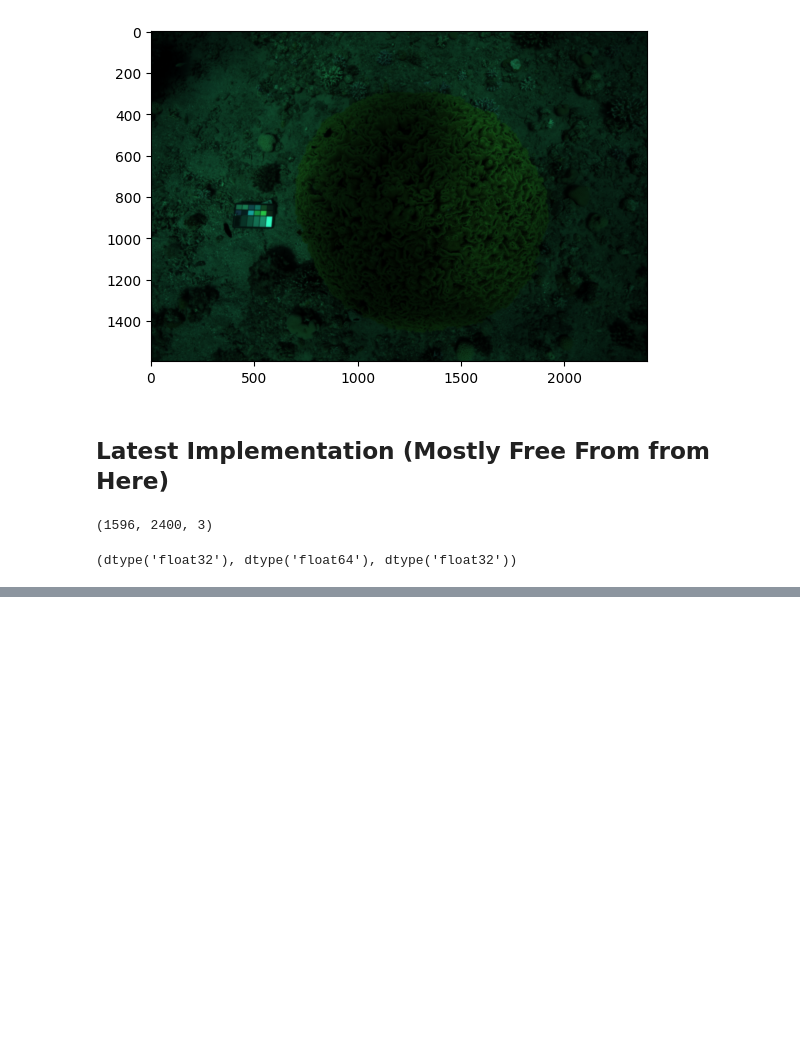
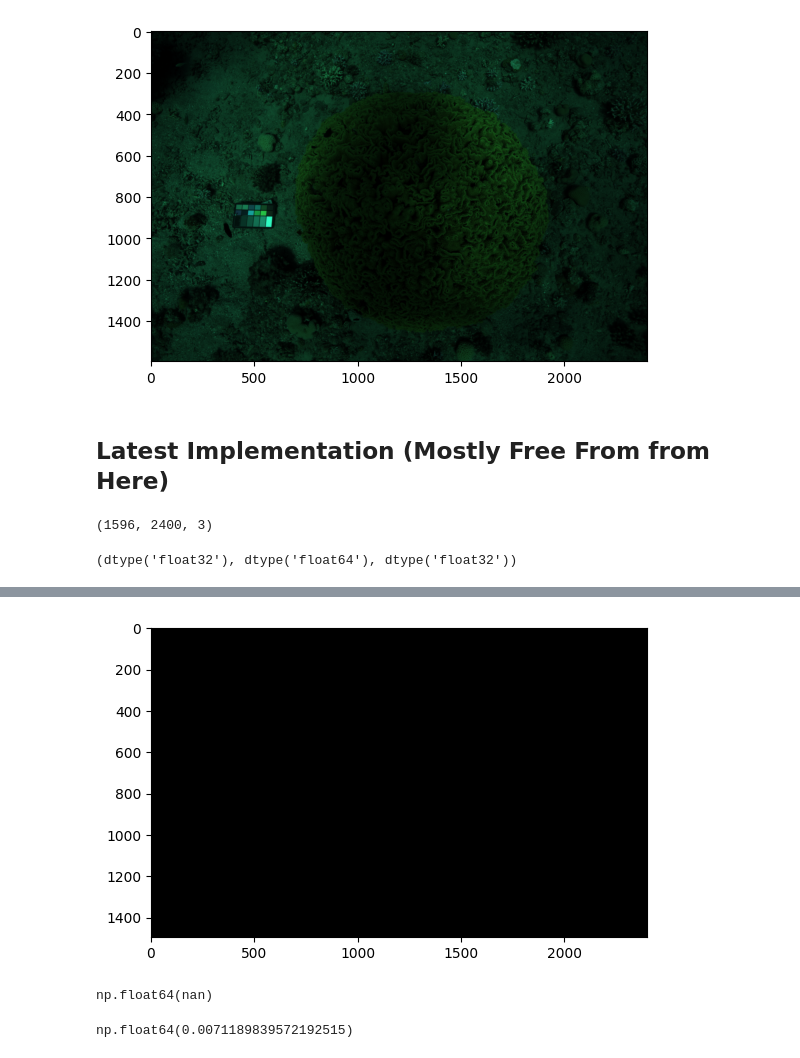
Before and after one commit to UCSD-E4E/depthwise_color_constancy, a Jupyter notebook: test.ipynb, the cells around one changed output, grey strips where cells are left out. Saved outputs shown, nothing was run; the diff lists cells and outputs as text; code cells hidden in the pictures; blank space fills up the shorter version.

```diff
--- a/test.ipynb
+++ b/test.ipynb
@@ -425,0 +434,17 @@ a_c_new
+# %%
+local_illuminant_map2 = f * a_c_new
+local_illuminant_map1 = f * a_values
+
+diff_lim = np.abs(local_illuminant_map1[:-100] - local_illuminant_map2[:-100])
+
+imshow(diff_lim / diff_lim.max(), color_channel="bgr")
+# %% [output]
+[figure, added]
+# %%
+diff_lim.max()
+# %% [output]
+np.float64(nan)
+# %%
+np.isnan(diff_lim).sum()/diff_lim.flatten().shape[0]
+# %% [output]
+np.float64(0.0071189839572192515)
```
Also changed, not shown: parts of 12 cells of this notebook, 2 other files.
